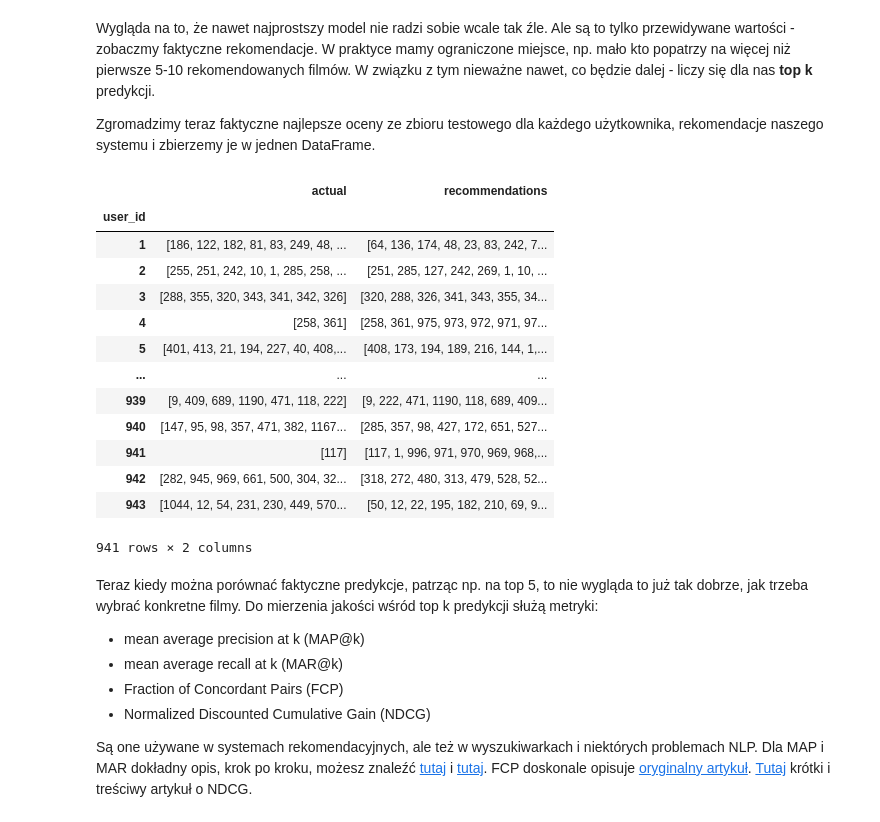
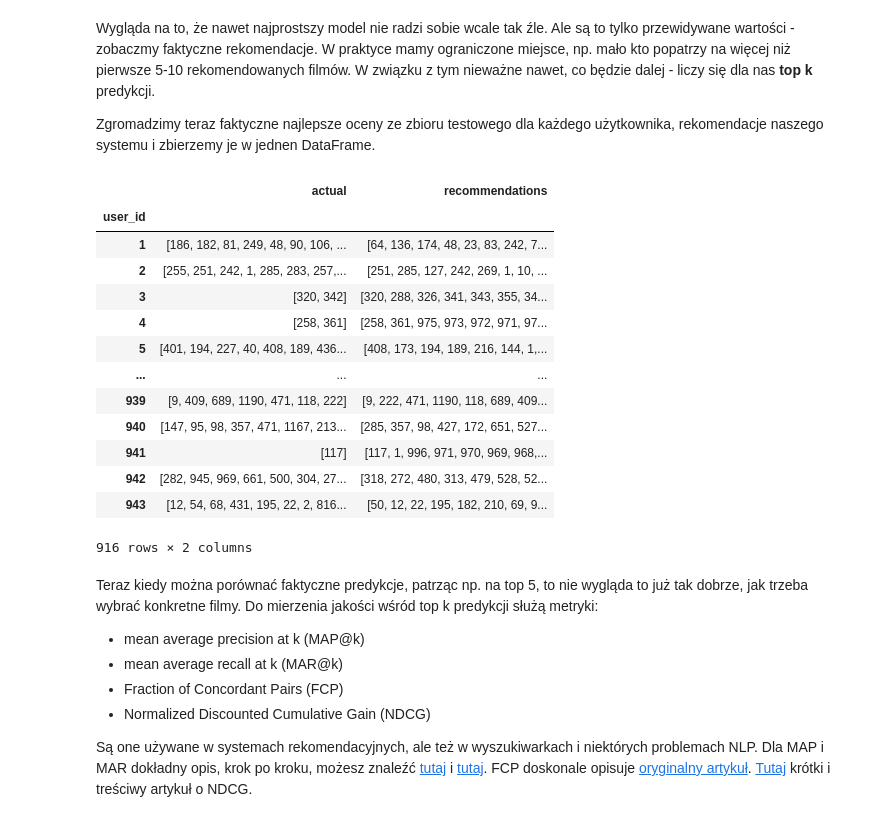
Before and after one commit to igorpie1705/sztuczna-inteligencja, a Jupyter notebook: lab7/lab_7.ipynb, the cells around one changed output. Cells and saved outputs as stored; diff of their text form; code cells hidden in the pictures.

```diff
--- a/lab7/lab_7.ipynb
+++ b/lab7/lab_7.ipynb
@@ -303,49 +303,50 @@ Zgromadzimy teraz faktyczne najlepsze oceny ze zbioru testowego dla każdego uż
 from surprise import Prediction
 
 
 def get_user_recommendations(user_rec_items: pd.Series) -> list[int]:
     return user_rec_items.sort_values(ascending=False).index.tolist()
 
 
-def get_recommendations(predictions: list[Prediction]) -> pd.DataFrame:
+def get_recommendations(predictions: list[Prediction], rating_threshold: float = 4.0) -> pd.DataFrame:
     df_pred = pd.DataFrame(predictions)
     df_pred = df_pred.drop(columns="details")
-    df_pred.columns = ["user_id", "item_id", "actual", "prediction"]
+    df_pred.columns = ["user_id", "item_id", "actual_rating", "prediction"]
+
+    df_relevant = df_pred[df_pred["actual_rating"] >= rating_threshold]
 
     df = (
-        df_pred.groupby("user_id", as_index=False)["item_id"]
+        df_relevant.groupby("user_id", as_index=False)["item_id"]
         .agg({"actual": (lambda x: list(x))})
         .set_index("user_id")
     )
 
     df_pivot = df_pred.pivot_table(
         index="user_id", columns="item_id", values="prediction"
     ).fillna(0)
 
     df["recommendations"] = [
         get_user_recommendations(df_pivot.loc[user_id]) for user_id in df.index
     ]
 
     return df
 
-
 rec_item_avg = get_recommendations(pred_item_avg)
 rec_item_avg
 # %% [output]
 |  | actual | recommendations |
 | user_id |  |  |
-| 1 | [186, 122, 182, 81, 83, 249, 48, ... | [64, 136, 174, 48, 23, 83, 242, 7... |
-| 2 | [255, 251, 242, 10, 1, 285, 258, ... | [251, 285, 127, 242, 269, 1, 10, ... |
-| 3 | [288, 355, 320, 343, 341, 342, 326] | [320, 288, 326, 341, 343, 355, 34... |
+| 1 | [186, 182, 81, 249, 48, 90, 106, ... | [64, 136, 174, 48, 23, 83, 242, 7... |
+| 2 | [255, 251, 242, 1, 285, 283, 257,... | [251, 285, 127, 242, 269, 1, 10, ... |
+| 3 | [320, 342] | [320, 288, 326, 341, 343, 355, 34... |
 | 4 | [258, 361] | [258, 361, 975, 973, 972, 971, 97... |
-| 5 | [401, 413, 21, 194, 227, 40, 408,... | [408, 173, 194, 189, 216, 144, 1,... |
+| 5 | [401, 194, 227, 40, 408, 189, 436... | [408, 173, 194, 189, 216, 144, 1,... |
 | ... | ... | ... |
 | 939 | [9, 409, 689, 1190, 471, 118, 222] | [9, 222, 471, 1190, 118, 689, 409... |
-| 940 | [147, 95, 98, 357, 471, 382, 1167... | [285, 357, 98, 427, 172, 651, 527... |
+| 940 | [147, 95, 98, 357, 471, 1167, 213... | [285, 357, 98, 427, 172, 651, 527... |
 | 941 | [117] | [117, 1, 996, 971, 970, 969, 968,... |
-| 942 | [282, 945, 969, 661, 500, 304, 32... | [318, 272, 480, 313, 479, 528, 52... |
-| 943 | [1044, 12, 54, 231, 230, 449, 570... | [50, 12, 22, 195, 182, 210, 69, 9... |
+| 942 | [282, 945, 969, 661, 500, 304, 27... | [318, 272, 480, 313, 479, 528, 52... |
+| 943 | [12, 54, 68, 431, 195, 22, 2, 816... | [50, 12, 22, 195, 182, 210, 69, 9... |
-941 rows × 2 columns
+916 rows × 2 columns
 # %% [markdown]
 Teraz kiedy można porównać faktyczne predykcje, patrząc np. na top 5, to nie wygląda to już tak dobrze, jak trzeba wybrać konkretne filmy. Do mierzenia jakości wśród top k predykcji służą metryki:
 - mean average precision at k (MAP@k)
```
Also changed, not shown: parts of 7 cells of this notebook.
